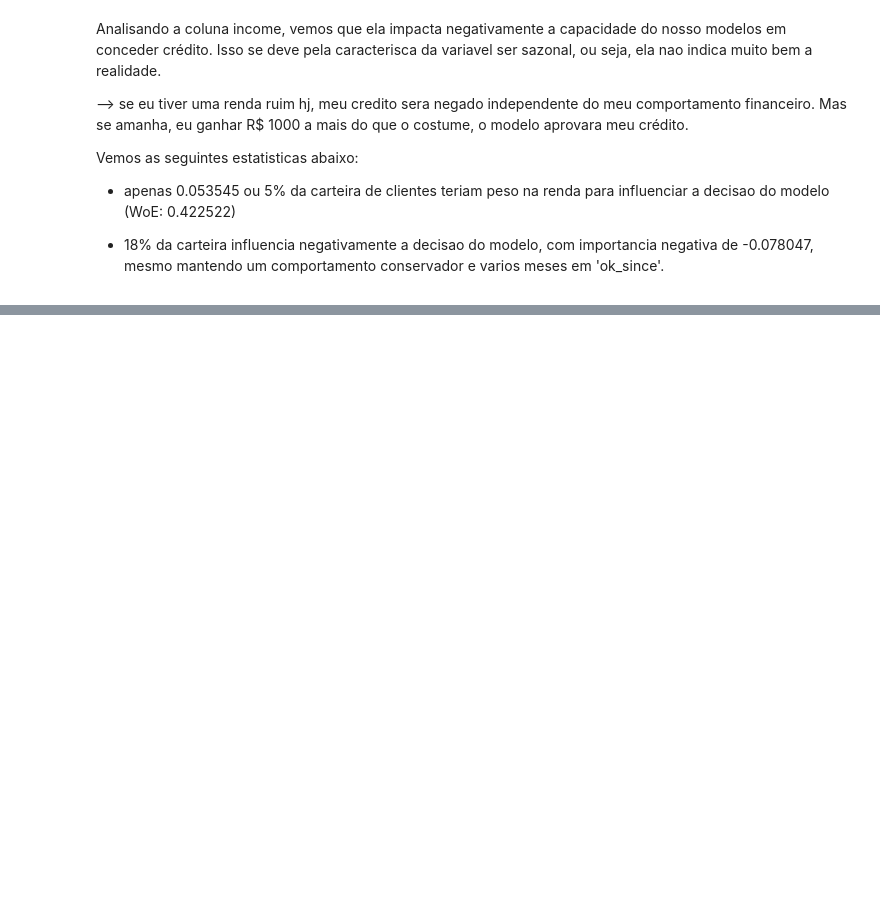
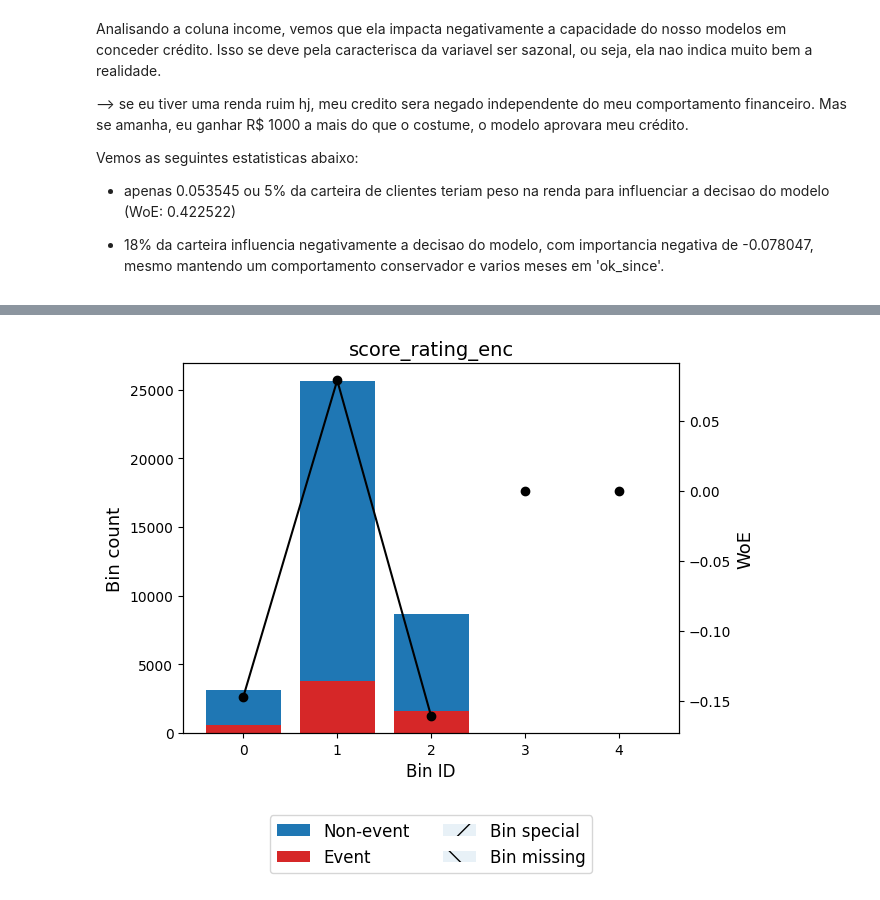
Before and after one commit to WesleySouza13/Nubank-Credit-Risk, a Jupyter notebook: notebooks/modeling.ipynb, the cells around one changed output, grey strips where cells are left out. Saved outputs shown, nothing was run; the diff lists cells and outputs as text; code cells hidden in the pictures; blank space fills up the shorter version.

```diff
--- a/notebooks/modeling.ipynb
+++ b/notebooks/modeling.ipynb
@@ -429,5 +426,5 @@ Vemos as seguintes estatisticas abaixo:
 
 - 18% da carteira influencia negativamente a decisao do modelo, com importancia negativa de -0.078047, mesmo mantendo um comportamento conservador e varios meses em 'ok_since'.
 # %%
-#optb = OptimalBinning(name='score_rating', dtype='categorical', monotonic_trend='auto')
-#optb.fit(x_train['score_rating'], y_train)
+optb = OptimalBinning(name='score_rating_enc', dtype='numerical', monotonic_trend='auto')
+optb.fit(x_train['score_rating_enc'], y_train)
@@ -434,3 +433,3 @@ Vemos as seguintes estatisticas abaixo:
 # %%
-#score_table = optb.binning_table
-#score_table.build()
+score_table = optb.binning_table
+score_table.build()
@@ -437,2 +444,4 @@ Vemos as seguintes estatisticas abaixo:
 # %%
-#score_table.plot(metric='woe')
+score_table.plot(metric='woe')
+# %% [output]
+[figure, added]
```
Also changed, not shown: parts of 26 cells of this notebook, 5 other files.
